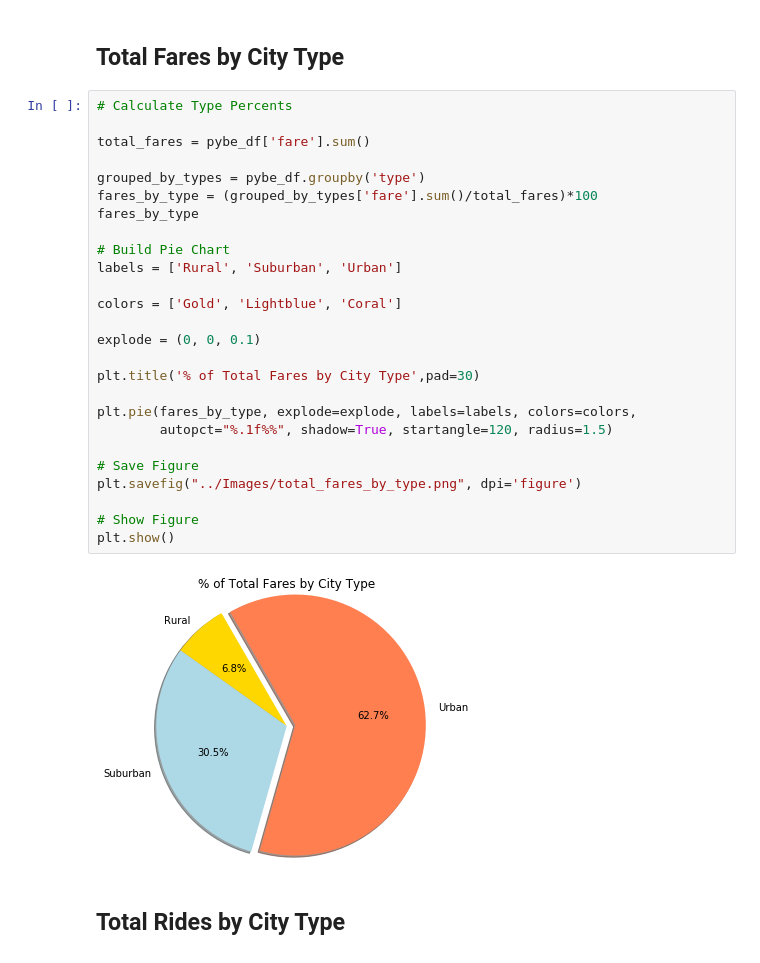
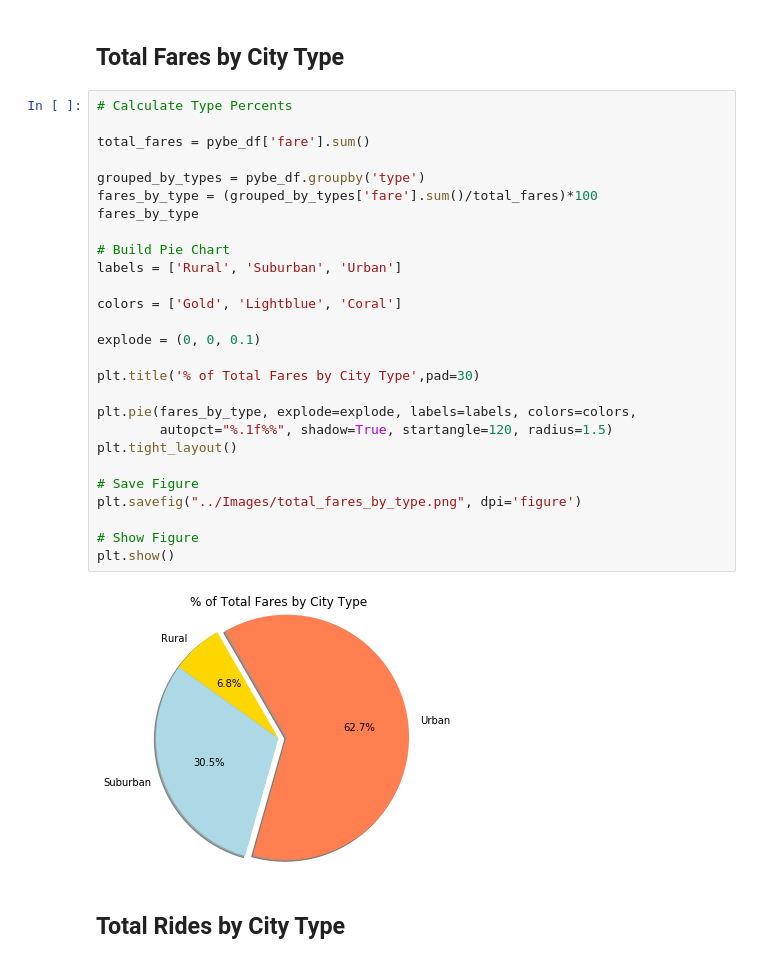
Before and after one commit to hrpitta/UofT_homework, a Jupyter notebook: 04-Matplotlib Homework/Pyber/pyber_starter.ipynb, the cells around one changed output. Drawn from its saved outputs; the diff is of its cells as text.

```diff
--- a/04-Matplotlib Homework/Pyber/pyber_starter.ipynb
+++ b/04-Matplotlib Homework/Pyber/pyber_starter.ipynb
@@ -127,31 +127,32 @@ plt.show()
 # %%
 # Calculate Type Percents
 
 total_fares = pybe_df['fare'].sum()
 
 grouped_by_types = pybe_df.groupby('type')
 fares_by_type = (grouped_by_types['fare'].sum()/total_fares)*100
 fares_by_type
 
 # Build Pie Chart
 labels = ['Rural', 'Suburban', 'Urban']
 
 colors = ['Gold', 'Lightblue', 'Coral']
 
 explode = (0, 0, 0.1)
 
 plt.title('% of Total Fares by City Type',pad=30)
 
 plt.pie(fares_by_type, explode=explode, labels=labels, colors=colors,
         autopct="%.1f%%", shadow=True, startangle=120, radius=1.5)
+plt.tight_layout()
 
 # Save Figure
 plt.savefig("../Images/total_fares_by_type.png", dpi='figure')
 
 # Show Figure
 plt.show()
 # %% [output]
-[figure, old version]
+[figure, new version]
 # %% [markdown]
 ## Total Rides by City Type
 # %%
```
Also changed, not shown: 8 other files.
